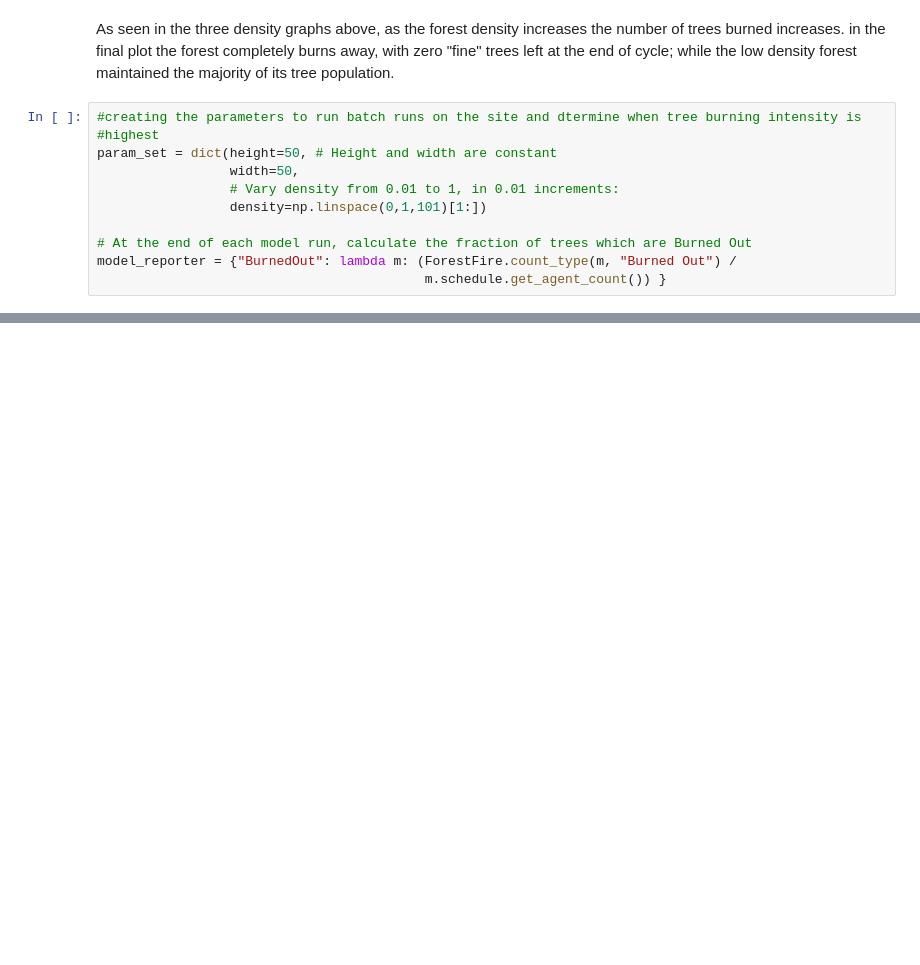
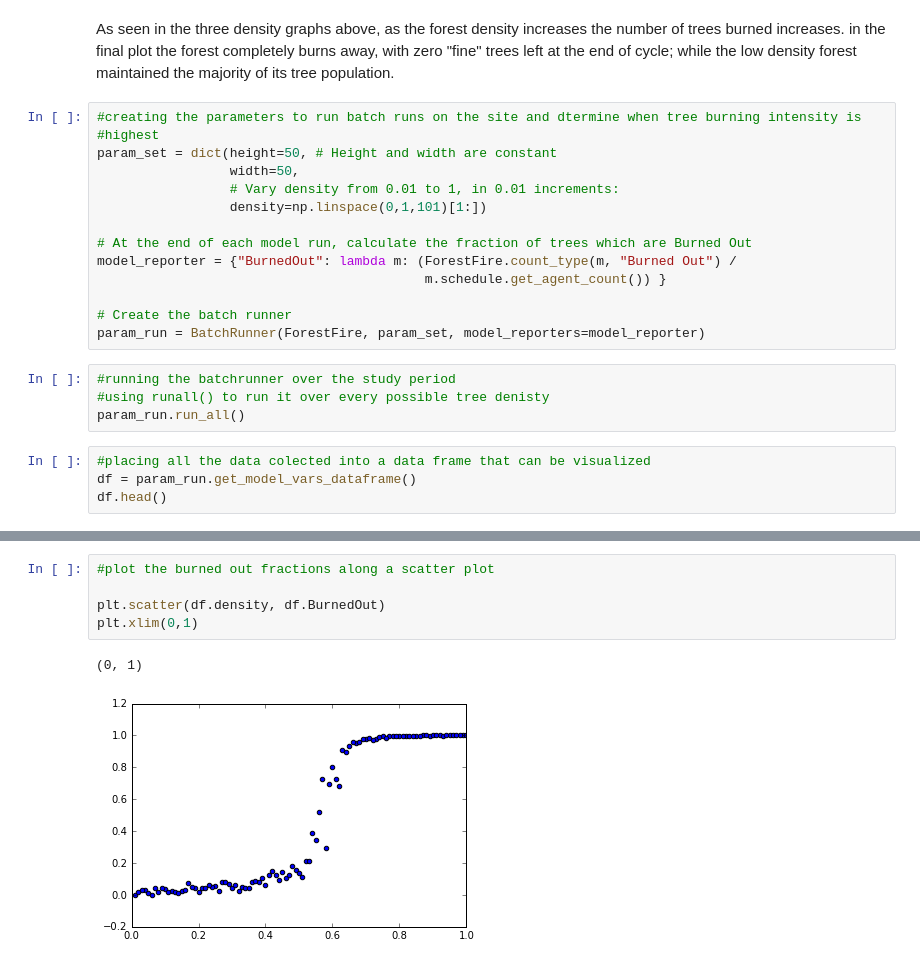
Before and after one commit to marckaylor/STA-Lab-4, a Jupyter notebook: Lab-4.ipynb, the cells around one changed output, grey strips where cells are left out. Saved outputs shown, nothing was run; the diff lists cells and outputs as text; blank space fills up the shorter version.

Commit message:
finished tutorial
finished working along side the tutorial, time to make adjustments and
tweaks

```diff
--- a/Lab-4.ipynb
+++ b/Lab-4.ipynb
@@ -163,3 +163,14 @@ param_set = dict(height=50, # Height and width are constant
 # At the end of each model run, calculate the fraction of trees which are Burned Out
 model_reporter = {"BurnedOut": lambda m: (ForestFire.count_type(m, "Burned Out") /
                                           m.schedule.get_agent_count()) }
+
+# Create the batch runner
+param_run = BatchRunner(ForestFire, param_set, model_reporters=model_reporter)
+# %%
+#running the batchrunner over the study period
+#using runall() to run it over every possible tree denisty
+param_run.run_all()
+# %%
+#placing all the data colected into a data frame that can be visualized
+df = param_run.get_model_vars_dataframe()
+df.head()
@@ -165,0 +184,8 @@ model_reporter = {"BurnedOut": lambda m: (ForestFire.count_type(m, "Burned Out")
+# %%
+#plot the burned out fractions along a scatter plot
+
+plt.scatter(df.density, df.BurnedOut)
+plt.xlim(0,1)
+# %% [output]
+(0, 1)
+[figure, added]
```
Also changed, not shown: parts of 4 cells of this notebook.
